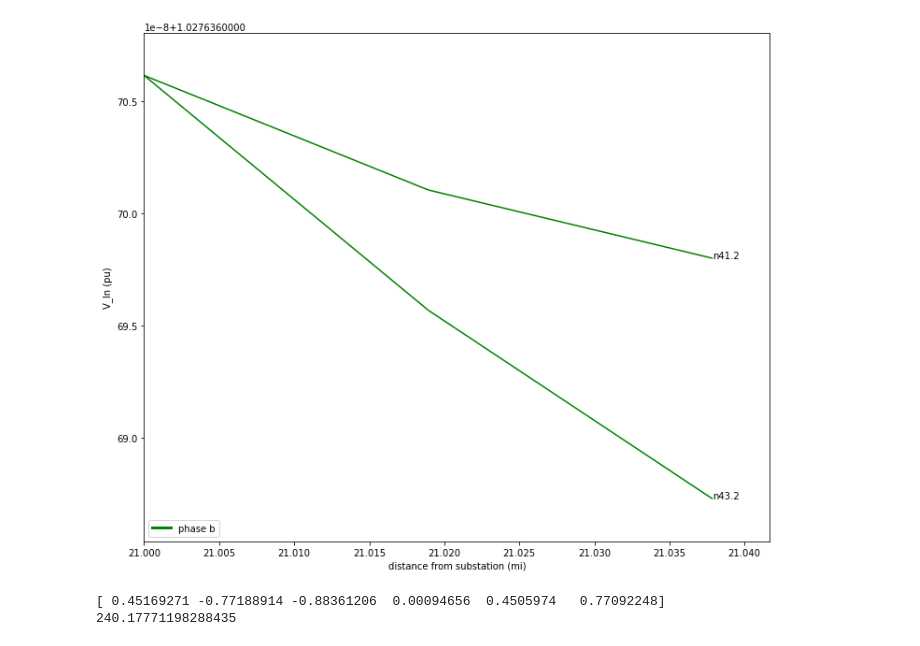
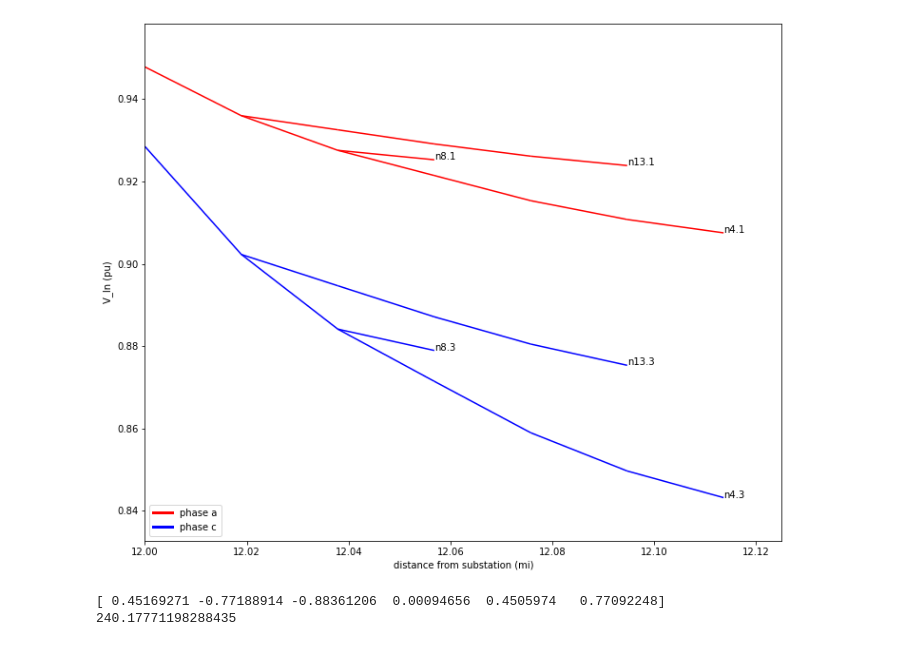
Before and after one commit to spenceregan/ECEN5437-Proj1, a Jupyter notebook: scripts/Proj1.ipynb, the cells around one changed output. Drawn from its saved outputs; the diff is of its cells as text; code cells hidden in the pictures.

```diff
--- a/scripts/Proj1.ipynb
+++ b/scripts/Proj1.ipynb
@@ -37,7 +37,7 @@ DN.plot_bus_voltages(sink_lbls=False)
 # %%
-DN.plot_bus_voltages('n39')
+DN.plot_bus_voltages('n5')
 # %% [output]
-[figure, old version]
+[figure, new version]
 # %%
 import pandas as pd
 import numpy as np
```
Also changed, not shown: parts of 5 cells of this notebook, 1 other file.
